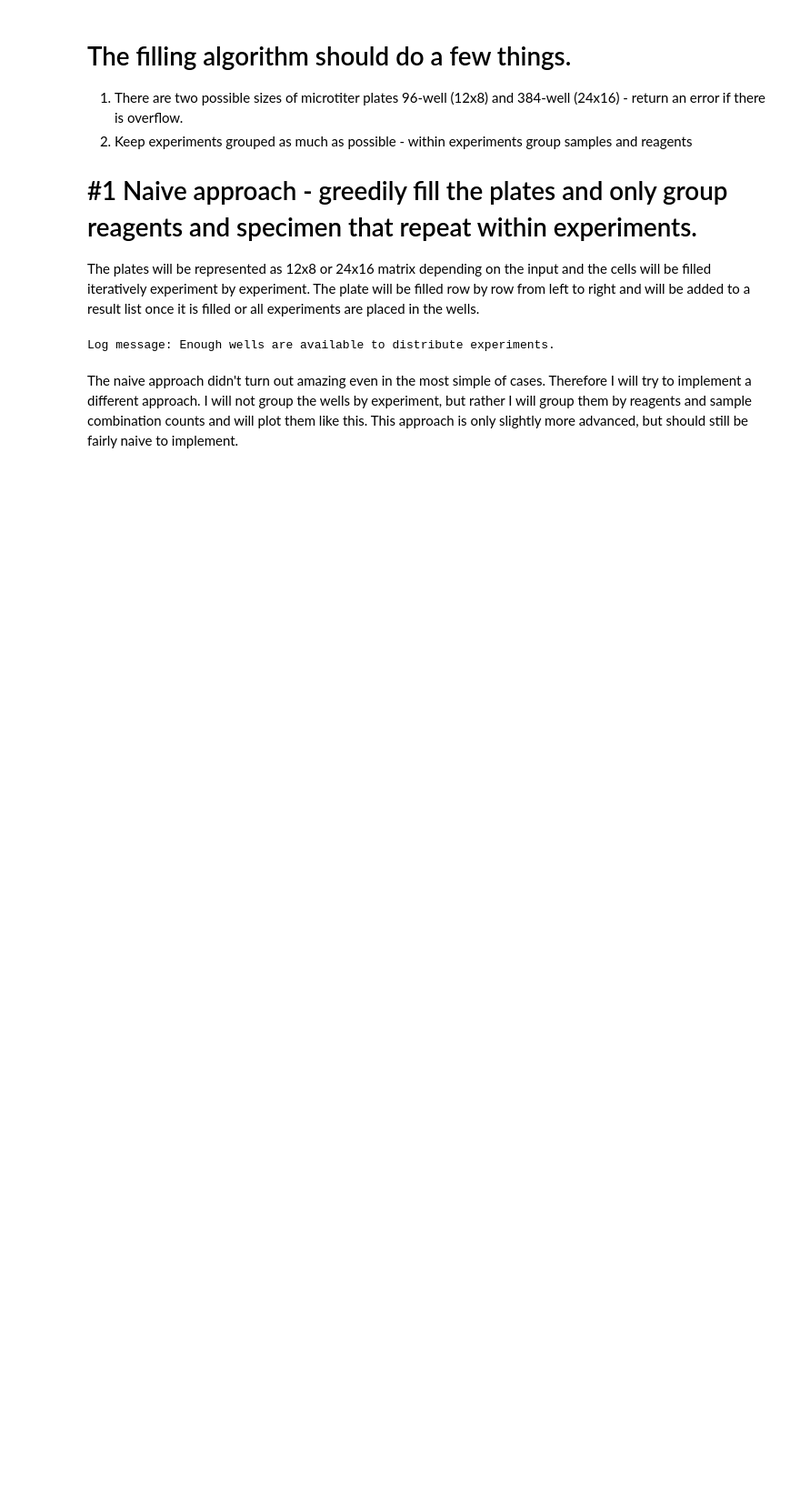
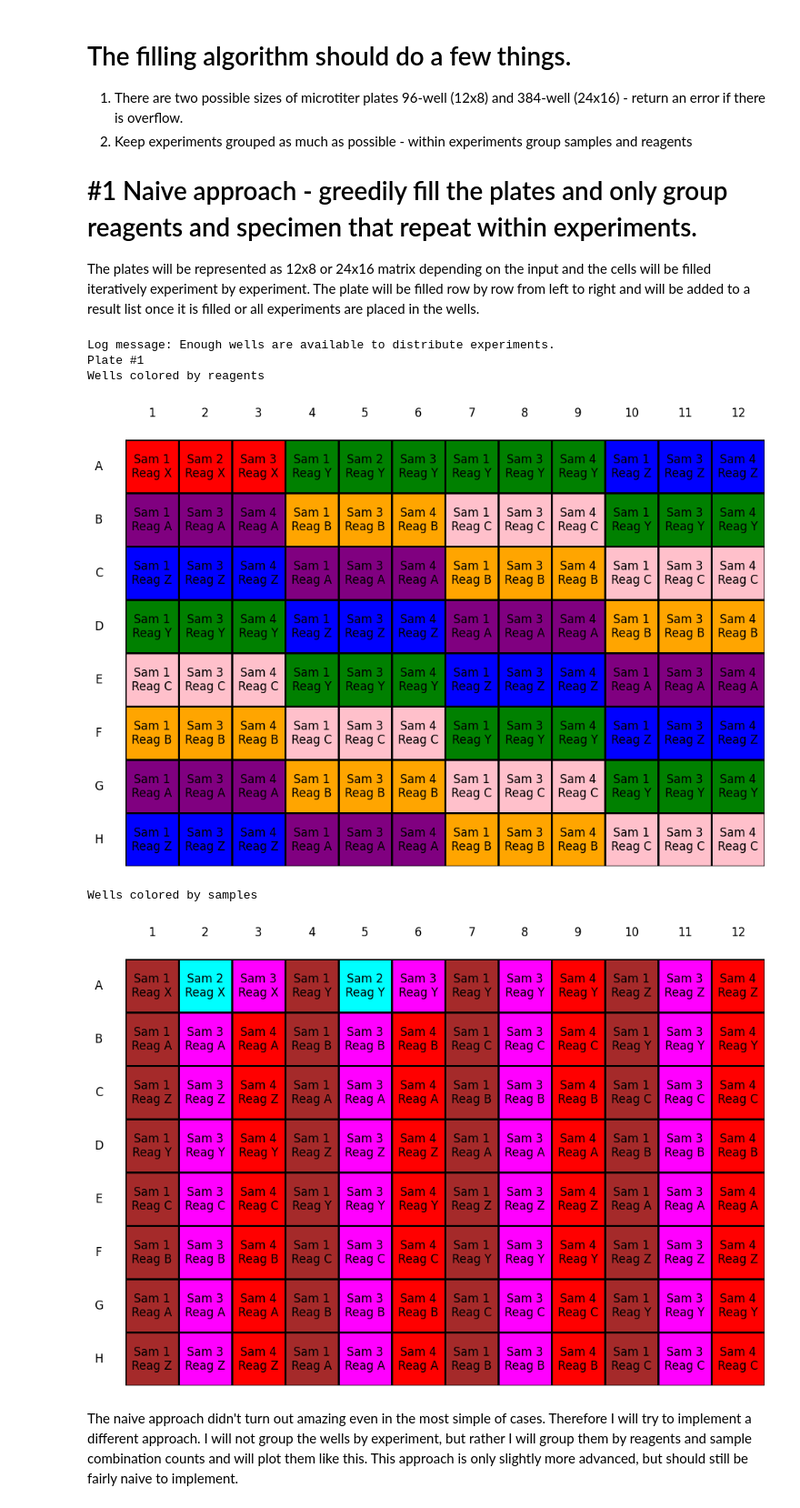
Before and after one commit to HappyPotatoman/microtiter_filler, a Jupyter notebook: microtiter_filler.ipynb, the cells around one changed output. Shown: that part at 91% size. Cells and saved outputs as stored; diff of their text form; code cells hidden in the pictures; blank space fills up the shorter version.

Commit message:
organize and visualize both approaches

```diff
--- a/microtiter_filler.ipynb
+++ b/microtiter_filler.ipynb
@@ -27,8 +98,8 @@ The plate will be filled row by row from left to right and will be added to a re
 # %%
 plate_size = 96
 samples = [['Sam 1', 'Sam 2', 'Sam 3'], ['Sam 1', 'Sam 3', 'Sam 4']]
-reagents = [['Reag X', 'Reag Y'], ['Reag Y', 'Reag Z']]
-replicas = [1, 3]
+reagents = [['Reag X', 'Reag Y'], ['Reag Y', 'Reag Z','Reag A', 'Reag B', 'Reag C']]
+replicas = [1, 6]
 well_num = 1
 
 class PlateFillError(Exception):
@@ -61,33 +132,51 @@ def greedy_fill(plate_size: int, samples: List[List[str]], reagents: List[List[s
         experiment_samples = samples[experiment_number]
         experiment_reagents = reagents[experiment_number]
         experiment_replicas = replicas[experiment_number]
 
         for replica in range(experiment_replicas):
             for reagent in experiment_reagents:
                 for sample in experiment_samples:
                     if current_well > plate_size:
                         result.append(plate)
                         plate = [[[None] for _ in range(num_cols)] for _ in range(num_rows)]
                         current_well = 0
 
                     row_index = current_well // num_cols
                     col_index = current_well % num_cols
 
                     plate[row_index][col_index] = [sample, reagent]
 
                     current_well += 1
 
     if plate:
         result.append(plate)
 
     return result
 
 try:
     plates = greedy_fill(plate_size=96, samples=samples, reagents=reagents, replicas=replicas, well_num=well_num)
 except PlateFillError as e:
     print(f"PlateFillError: {e.message}")
+
+colors = ['red', 'green', 'blue', 'purple', 'orange', 'pink', 'brown', 'cyan', 'magenta']
+color_cycle = itertools.cycle(colors)
+
+color_map = {}
+
+for i, plate in enumerate(plates, 1):
+    print(f"Plate #{i}")
+    print(f'Wells colored by reagents')
+    plot_plate_color_reagent(plate, color_map)
+    print(f'Wells colored by samples')
+    plot_plate_color_samples(plate, color_map)
+    # plt.savefig(f'Plate_{i}.png')
 # %% [output]
 Log message: Enough wells are available to distribute experiments.
+Plate #1
+Wells colored by reagents
+[figure, added]
+Wells colored by samples
+[figure, added]
 # %% [markdown]
 The naive approach didn't turn out amazing even in the most simple of cases. Therefore I will try to implement a different approach. I will not group the wells by experiment, but rather I will group them by reagents and sample combination counts and will plot them like this. This approach is only slightly more advanced, but should still be fairly naive to implement.
 # %%
```
Also changed, not shown: parts of 5 cells of this notebook.
